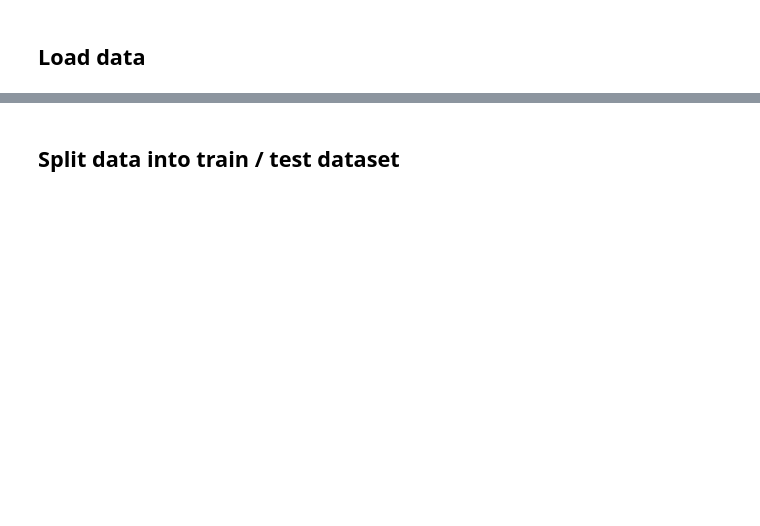
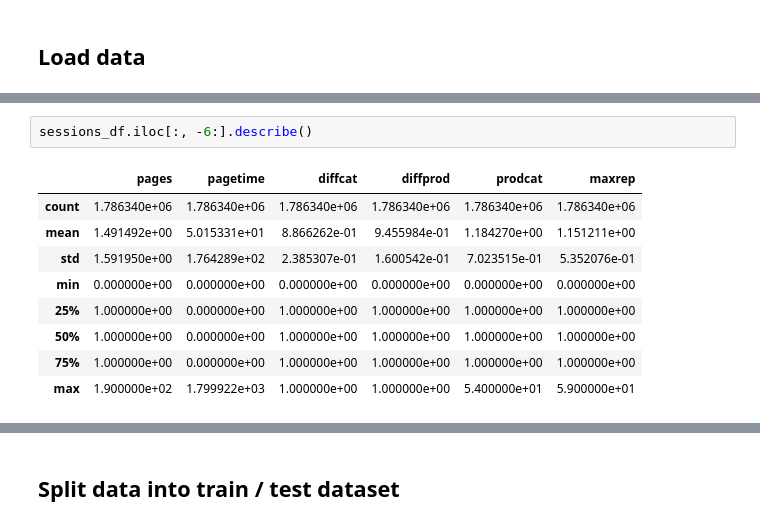
Before and after one commit to tkokkeng/EB5202-RetailRocket, a Jupyter notebook: retailrocket-clustering.ipynb, the cells around one changed output, grey strips where cells are left out. Drawn from its saved outputs; the diff is of its cells as text; blank space fills up the shorter version.

```diff
--- a/retailrocket-clustering.ipynb
+++ b/retailrocket-clustering.ipynb
@@ -180,0 +71,12 @@ sessions_df.to_pickle(os.path.join('data', 'sessions_temp.pkl'))
+# %%
+sessions_df.iloc[:, -6:].describe()
+# %% [output]
+|  | pages | pagetime | diffcat | diffprod | prodcat | maxrep |
+| count | 1.786340e+06 | 1.786340e+06 | 1.786340e+06 | 1.786340e+06 | 1.786340e+06 | 1.786340e+06 |
+| mean | 1.491492e+00 | 5.015331e+01 | 8.866262e-01 | 9.455984e-01 | 1.184270e+00 | 1.151211e+00 |
+| std | 1.591950e+00 | 1.764289e+02 | 2.385307e-01 | 1.600542e-01 | 7.023515e-01 | 5.352076e-01 |
+| min | 0.000000e+00 | 0.000000e+00 | 0.000000e+00 | 0.000000e+00 | 0.000000e+00 | 0.000000e+00 |
+| 25% | 1.000000e+00 | 0.000000e+00 | 1.000000e+00 | 1.000000e+00 | 1.000000e+00 | 1.000000e+00 |
+| 50% | 1.000000e+00 | 0.000000e+00 | 1.000000e+00 | 1.000000e+00 | 1.000000e+00 | 1.000000e+00 |
+| 75% | 1.000000e+00 | 0.000000e+00 | 1.000000e+00 | 1.000000e+00 | 1.000000e+00 | 1.000000e+00 |
+| max | 1.900000e+02 | 1.799922e+03 | 1.000000e+00 | 1.000000e+00 | 5.400000e+01 | 5.900000e+01 |
```
Also changed, not shown: parts of 94 cells of this notebook, 2 other files.
